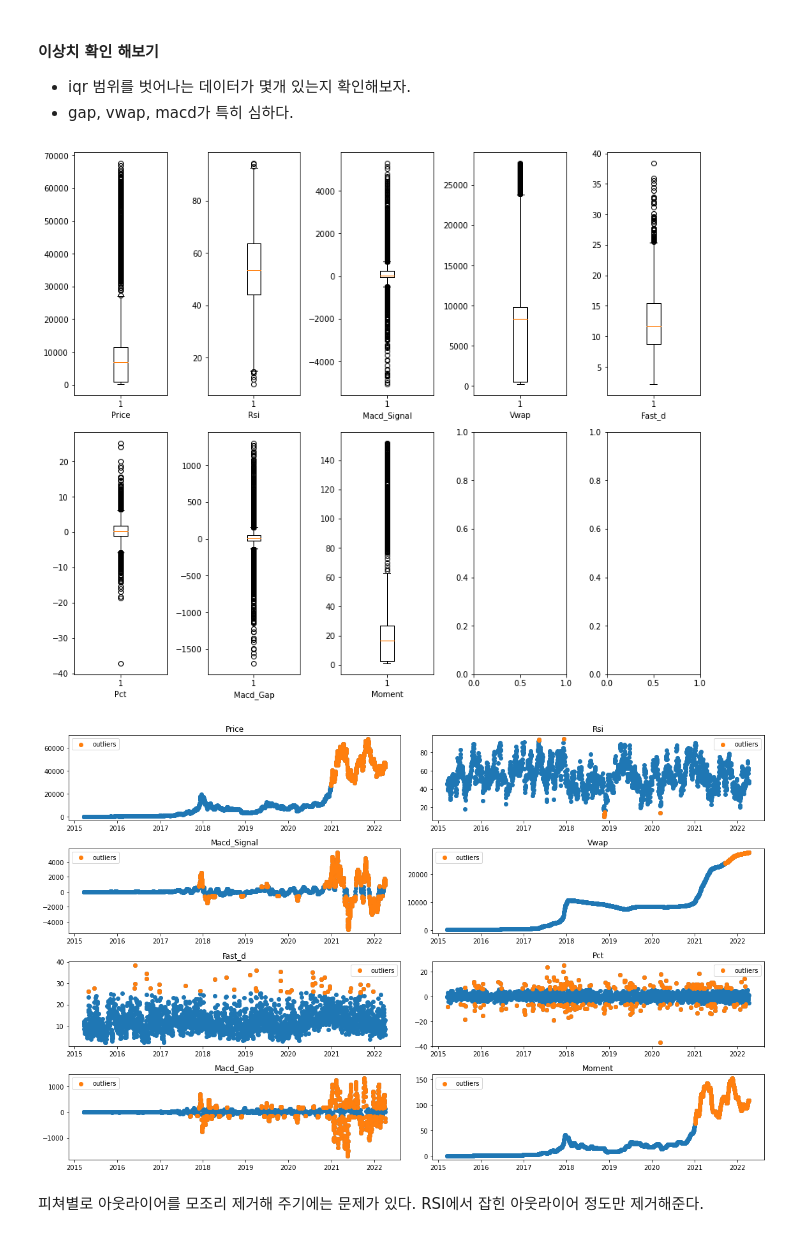
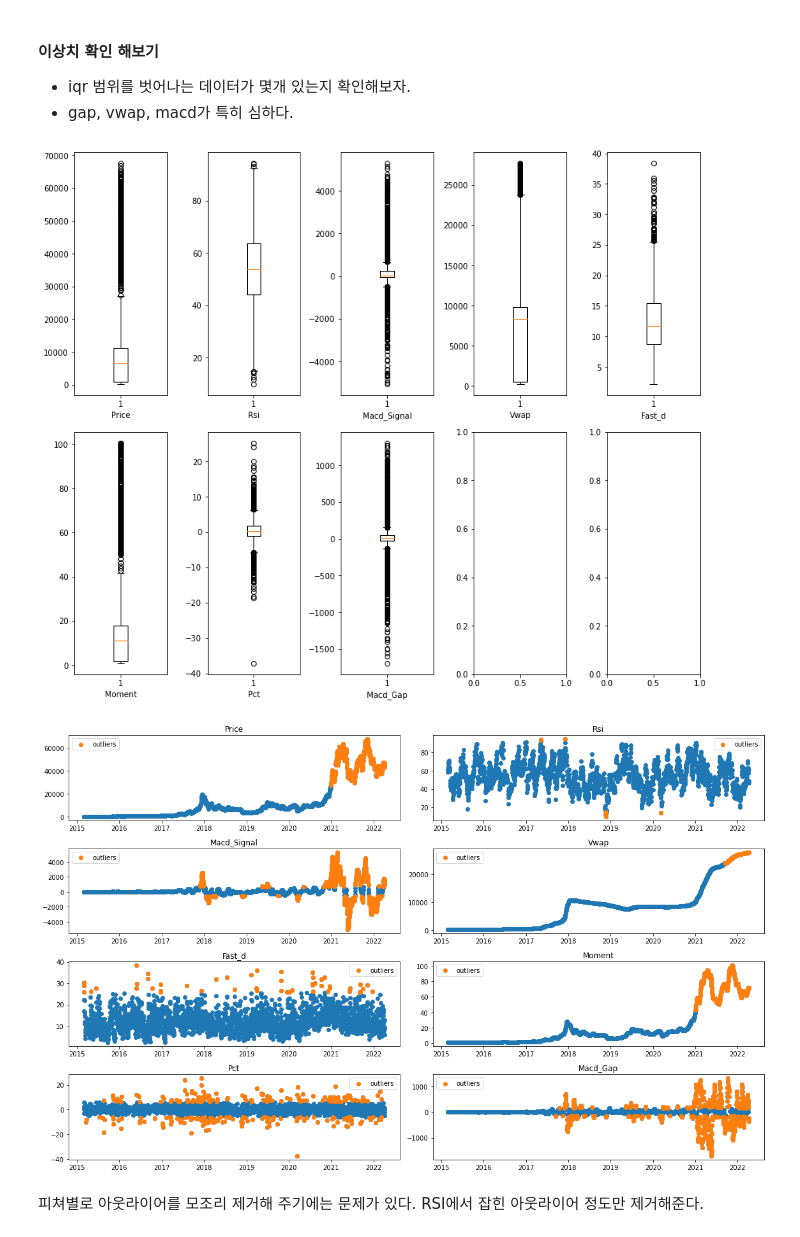
Before and after one commit to Think-JIn99/All-about-Market, a Jupyter notebook: trading/Jeong/machine_trade/EDA/btc/eda_btc_1d.ipynb, the cells around one changed output. Saved outputs shown, nothing was run; the diff lists cells and outputs as text; code cells hidden in the pictures.

```diff
--- a/trading/Jeong/machine_trade/EDA/btc/eda_btc_1d.ipynb
+++ b/trading/Jeong/machine_trade/EDA/btc/eda_btc_1d.ipynb
@@ -67,9 +68,2 @@ volume은 시간이 지남에 따라 상승하는 경향이 보이므로 이동
 # %% [markdown]
 이렇게 데이터를 변형해 줌으로써 모델은 가격이 시간이 지남에 따라 자연히 증가하는 것이 아니라 학습 할 수 있다. </br>
-# %%
-volume_mva = df['Volume'].rolling(window = 7).mean()
-df['Volume'] = df['Volume'] / volume_mva
-df['Pct'] = df['Price'].pct_change() * 100
-df = df.apply(lambda x: x.round(3)) #적당히 값을 묶어주기 위해 소수점 3자리를 기점으로 반올림을 진행한다.
-df = df.dropna() #결측치를 제거해준다.
-df
@@ -91,7 +69,0 @@ df
-# %%
-fig, axes = plt.subplots(rows, 2, figsize=(16,10))
-for i, c in enumerate(df.columns,start=1):
-        plt.subplot(rows, 2, i)
-        plt.plot(df[c])
-        plt.title(c)
-plt.tight_layout()
@@ -300,13 +252,13 @@ moment_df
 * gap, vwap, macd가 특히 심하다.
 # %%
 fig,axes = plt.subplots(2,5,figsize=(12,10))
-for i, c in enumerate(moment_df.columns,start=1):
+for i, c in enumerate(new_df.columns,start=1):
     plt.subplot(2,5,i)
-    plt.boxplot(moment_df[c])
+    plt.boxplot(new_df[c])
     plt.xlabel(c)
 plt.tight_layout()
 # %% [output]
-[figure, old version]
+[figure, new version]
 # %%
 from collections import defaultdict
 def get_outliers(df):
@@ -327,21 +279,21 @@ def get_outliers(df):
 # %%
 def draw_outlier(outliers_cols, df):
     """ 아웃 라이어들을 피쳐 별로 전부 그려 줍니다"""
     rows = get_rows(len(df.columns))
     fig, axes = plt.subplots(rows, 2, figsize=(16,10))
     for i, c in enumerate(df.columns,start=1):
         index = df[c].index
         plt.subplot(rows,2,i)
         plt.title(c)
-        plt.scatter(x=index,y=df[c])
+        plt.scatter(x=index, y=df[c])
         plt.scatter(x=df[c].iloc[outliers_cols[c]].index, y=df[c].iloc[outliers_cols[c]],label='outliers')
         plt.legend()
     plt.tight_layout()
 
-outliers_cols = get_outliers(moment_df)
-draw_outlier(outliers_cols, moment_df)
+outliers_cols = get_outliers(new_df)
+draw_outlier(outliers_cols, new_df)
 # %% [output]
-[figure, old version]
+[figure, new version]
 # %% [markdown]
 피쳐별로 아웃라이어를 모조리 제거해 주기에는 문제가 있다. </br>
 RSI에서 잡힌 아웃라이어 정도만 제거해준다.
```
Also changed, not shown: parts of 47 cells of this notebook, 3 other files.
